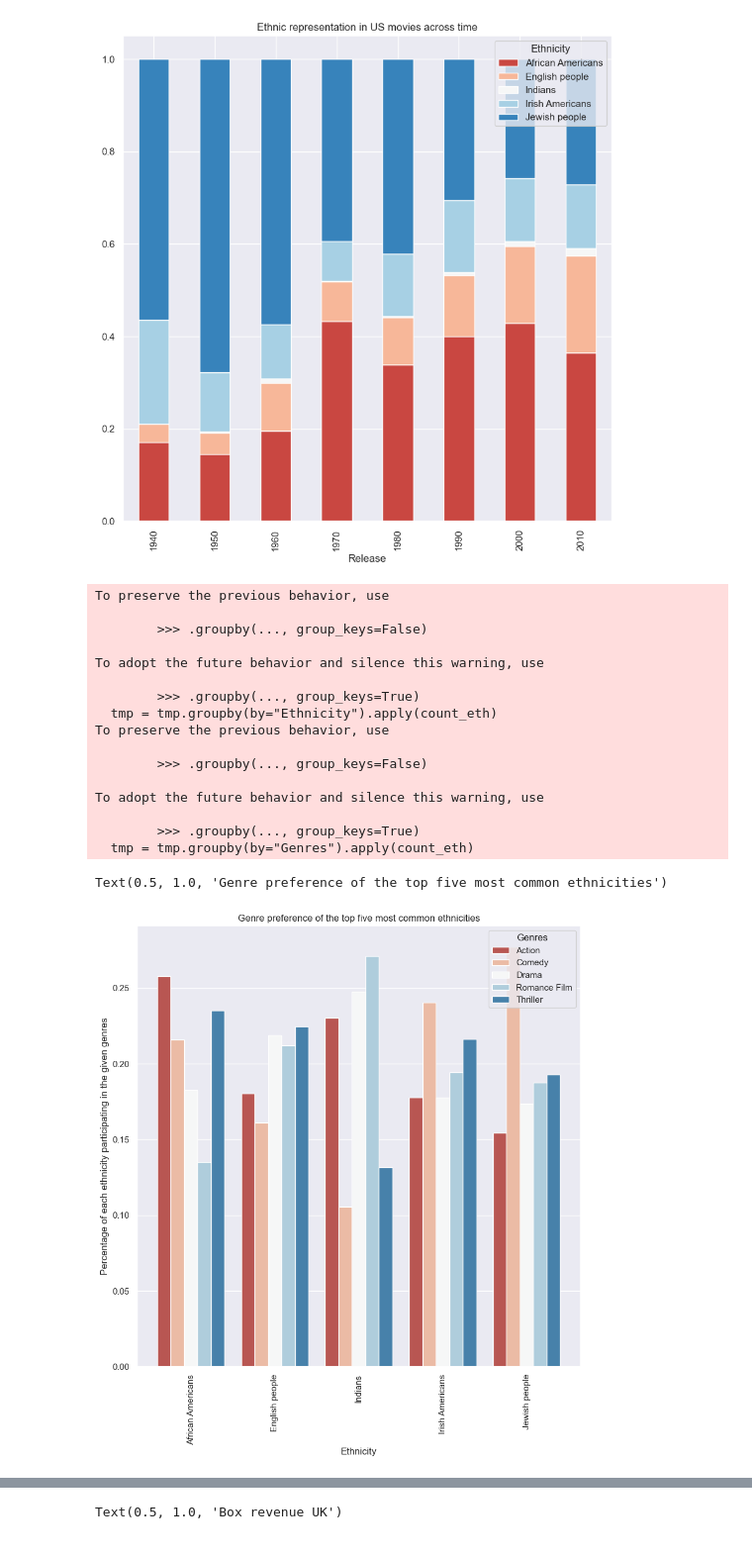
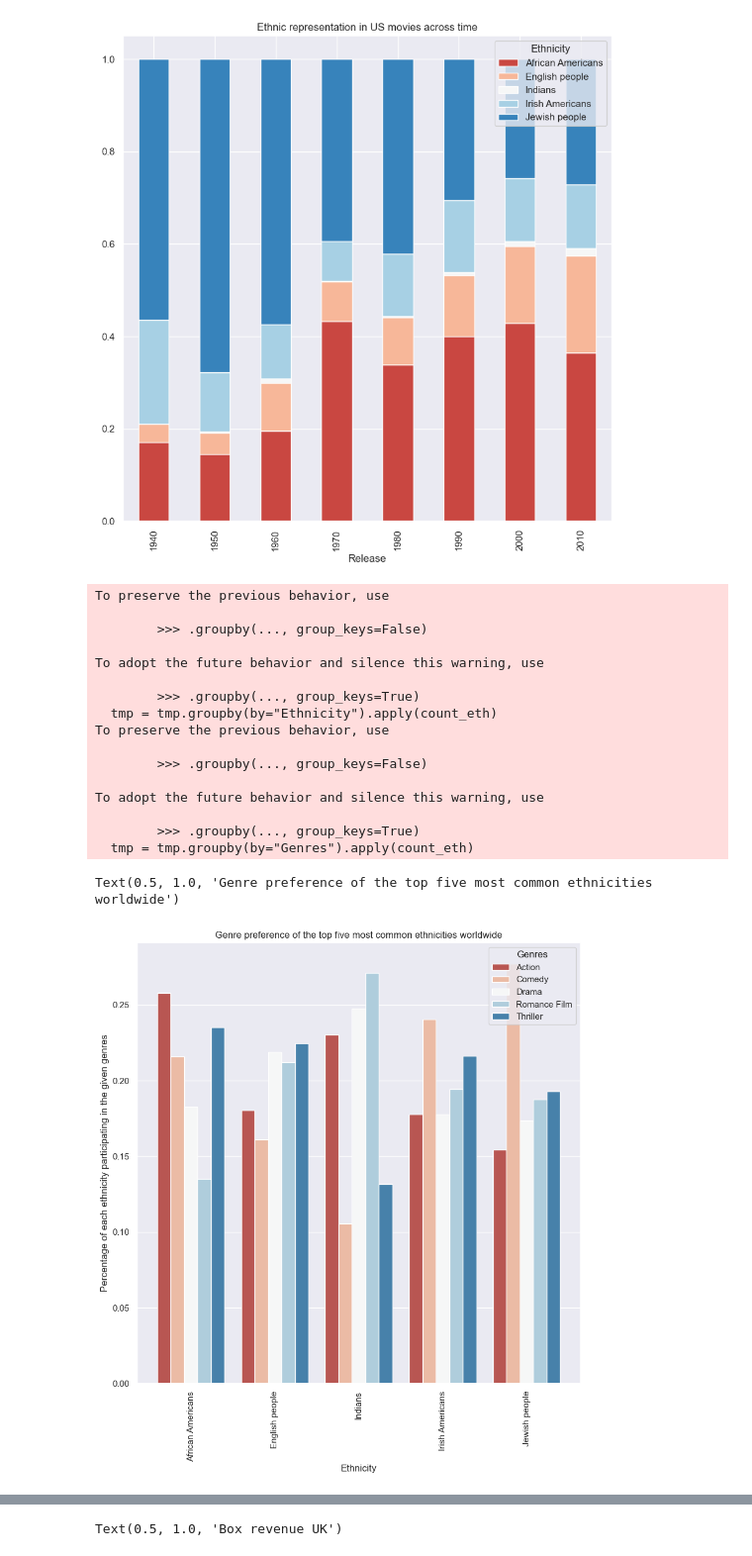
Before and after one commit to epfl-ada/ada-2022-project-rlab, a Jupyter notebook: Initial_Analysis_and_Ethnicity_Representation.ipynb, the cells around one changed output, grey strips where cells are left out. Shown at 99% size. Cells and saved outputs as stored; diff of their text form; code cells hidden in the pictures.

```diff
--- a/Initial_Analysis_and_Ethnicity_Representation.ipynb
+++ b/Initial_Analysis_and_Ethnicity_Representation.ipynb
@@ -729,36 +729,36 @@ tmp = tmp[tmp["Age at movie release"]>0]
 tmp = tmp[tmp["Release"]>1940]
 
 tmp = tmp[tmp["Ethnicity"].isin(tmp["Ethnicity"].value_counts().nlargest(5).index)]
 tmp = tmp[tmp["Genres"].isin(tmp["Genres"].value_counts().nlargest(5).index)]
 #tmp = tmp.groupby(by=["Ethnicity", "Genres"]).count().groupby(by="Ethnicity").apply(lambda x: )
 tmp=tmp.groupby(by=["Genres", "Ethnicity"]).count().reset_index().rename(columns = {"Countries": "Count"})
 tmp = tmp.groupby(by="Ethnicity").apply(count_eth)
 tmp = tmp.groupby(by="Genres").apply(count_eth)
 
 sns.barplot(data=tmp, x = "Ethnicity", y="Count", hue="Genres")
 plt.xticks(rotation=90)
 plt.locator_params(axis='x', nbins=20)
 plt.ylabel("Percentage of each ethnicity participating in the given genres")
-plt.title('Genre preference of the top five most common ethnicities')
+plt.title('Genre preference of the top five most common ethnicities worldwide')
 # %% [output]
 To preserve the previous behavior, use
 
         >>> .groupby(..., group_keys=False)
 
 To adopt the future behavior and silence this warning, use
 
         >>> .groupby(..., group_keys=True)
   tmp = tmp.groupby(by="Ethnicity").apply(count_eth)
 To preserve the previous behavior, use
 
         >>> .groupby(..., group_keys=False)
 
 To adopt the future behavior and silence this warning, use
 
         >>> .groupby(..., group_keys=True)
   tmp = tmp.groupby(by="Genres").apply(count_eth)
-Text(0.5, 1.0, 'Genre preference of the top five most common ethnicities')
+Text(0.5, 1.0, 'Genre preference of the top five most common ethnicities worldwide')
-[figure, old version]
+[figure, new version]
 # %%
 # Generate plot of age of people of different ethnicities vs the date of release
 tmp = charac_group.reset_index().drop(columns="level_1").explode(column="Genres").dropna(subset=["Genres"])
```
Also changed, not shown: parts of 7 cells of this notebook.
